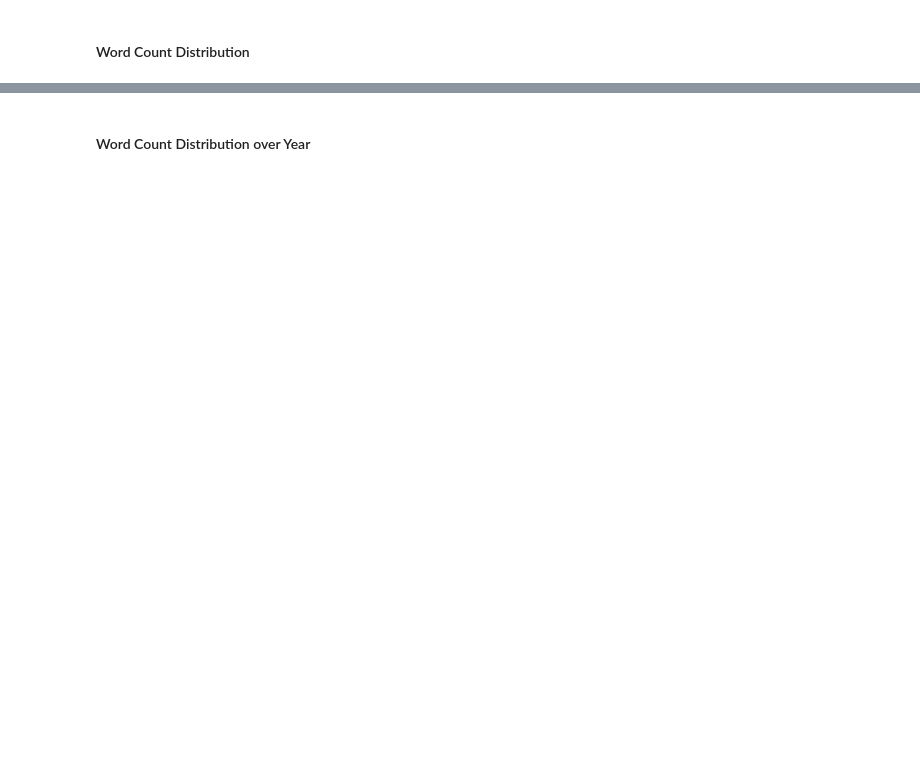
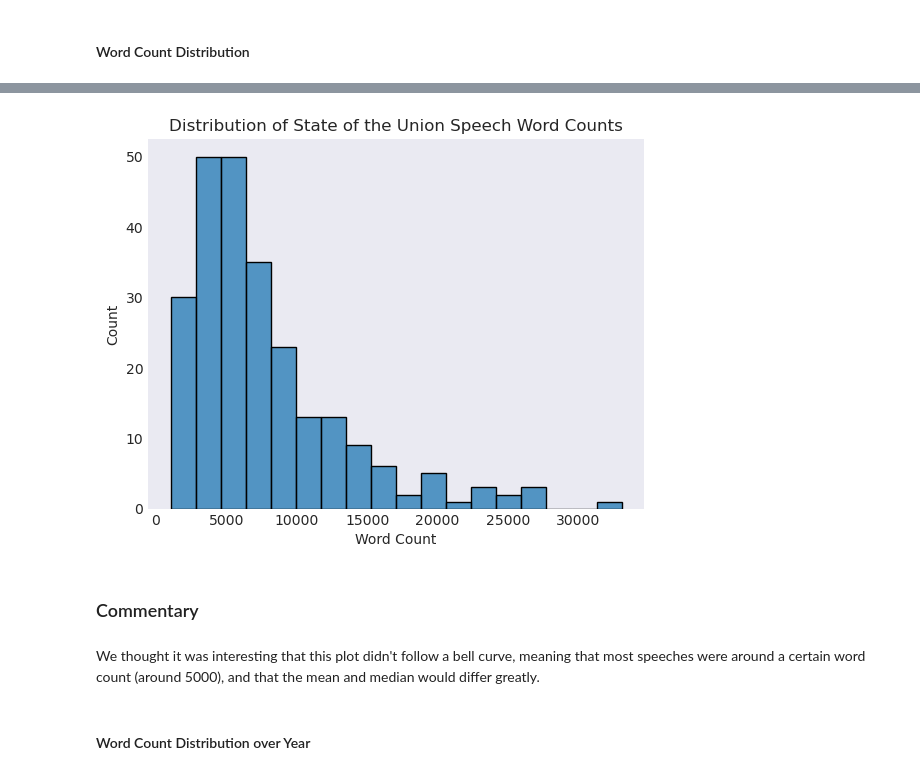
Before and after one commit to UCB-stat-159-f25/proj02-shrija-owen-allison, a Jupyter notebook: nlp-P01.ipynb, the cells around one changed output, grey strips where cells are left out. Cells and saved outputs as stored; diff of their text form; code cells hidden in the pictures; blank space fills up the shorter version.

```diff
--- a/nlp-P01.ipynb
+++ b/nlp-P01.ipynb
@@ -89,2 +81,13 @@ plt.show();
+# %%
+# Hint - try seaborn.histplot()
+
+sns.histplot(data = sou['Word Count']).set_title('Distribution of State of the Union Speech Word Counts')
+plt.show()
+# %% [output]
+[figure, added]
+# %% [markdown]
+### Commentary
+# %% [markdown]
+We thought it was interesting that this plot didn't follow a bell curve, meaning that most speeches were around a certain word count (around 5000), and that the mean and median would differ greatly.
 # %% [markdown]
 #### Word Count Distribution over Year
```
Also changed, not shown: parts of 67 cells of this notebook.
